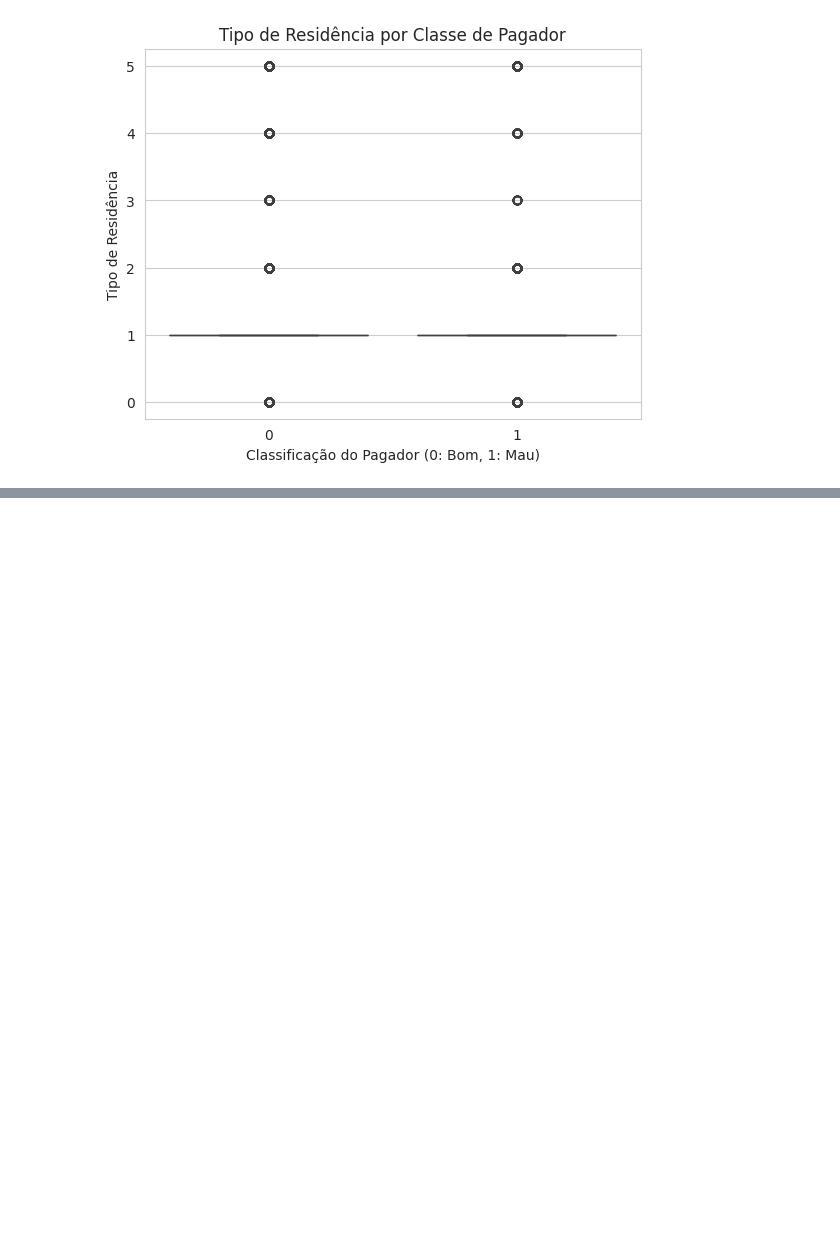
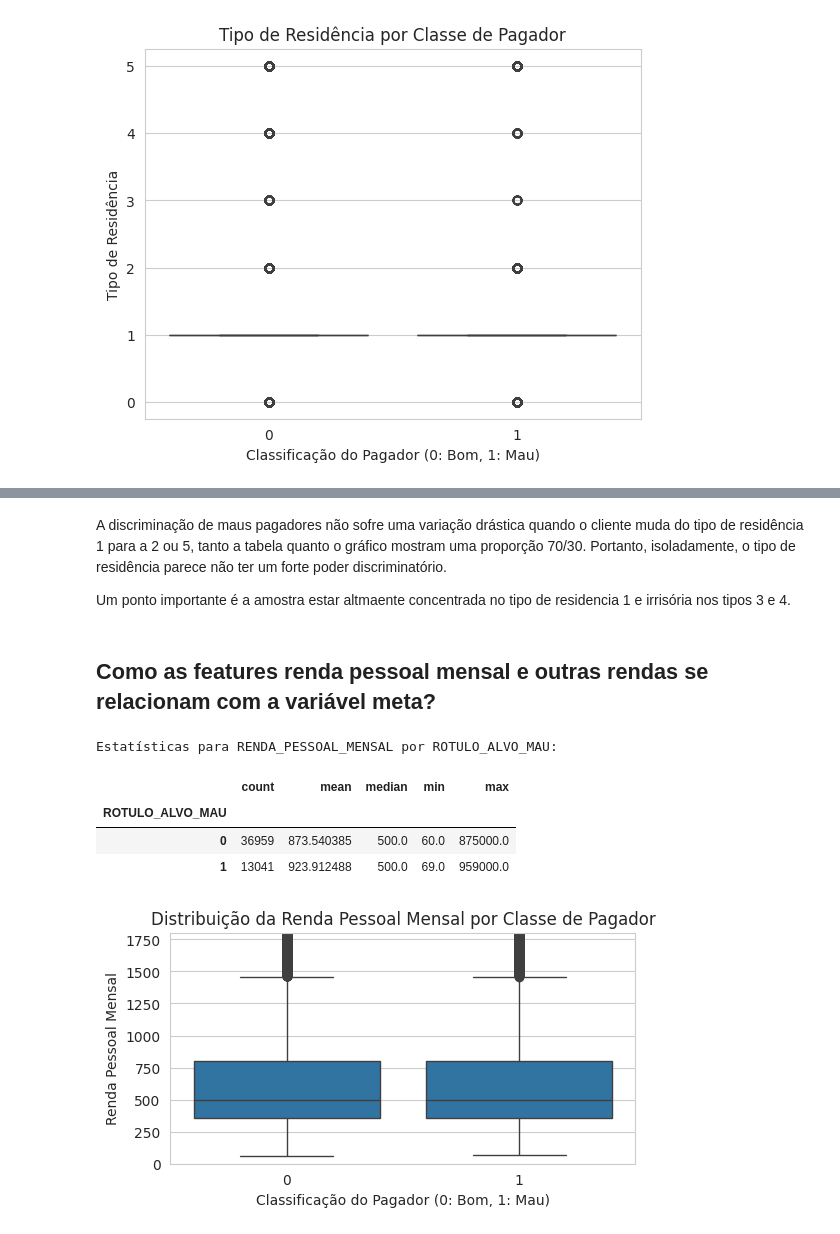
Before and after one commit to paulosansilva/14DTS_Data-Processing_Python, a Jupyter notebook: Analise.ipynb, the cells around one changed output, grey strips where cells are left out. Cells and saved outputs as stored; diff of their text form; code cells hidden in the pictures; blank space fills up the shorter version.

```diff
--- a/Analise.ipynb
+++ b/Analise.ipynb
@@ -689,0 +674,30 @@ for tipo in tipos_residencia:
+# %% [markdown]
+A discriminação de maus pagadores não sofre uma variação drástica quando o cliente muda do tipo de residência 1 para a 2 ou 5, tanto a tabela quanto o gráfico mostram uma proporção 70/30. Portanto, isoladamente, o tipo de residência parece não ter um forte poder discriminatório.
+
+Um ponto importante é a amostra estar altmaente concentrada no tipo de residencia 1 e irrisória nos tipos 3 e 4.
+# %% [markdown]
+## Como as features renda pessoal mensal e outras rendas se relacionam com a variável meta?
+# %%
+print("\nEstatísticas para RENDA_PESSOAL_MENSAL por ROTULO_ALVO_MAU:")
+display(df.groupby("ROTULO_ALVO_MAU")["RENDA_PESSOAL_MENSAL"].agg([
+    "count", "mean", "median", "min", "max", #lambda x: x.quantile(0.75)
+]))
+
+plt.figure(figsize=(6, 3))
+sns.boxplot(
+    data=df,
+    x="ROTULO_ALVO_MAU",
+    y="RENDA_PESSOAL_MENSAL"
+)
+plt.ylim(0, df["RENDA_PESSOAL_MENSAL"].quantile(0.95)) # Limita o eixo Y para melhor visualização
+plt.title("Distribuição da Renda Pessoal Mensal por Classe de Pagador")
+plt.xlabel("Classificação do Pagador (0: Bom, 1: Mau)")
+plt.ylabel("Renda Pessoal Mensal")
+plt.show()
+# %% [output]
+Estatísticas para RENDA_PESSOAL_MENSAL por ROTULO_ALVO_MAU:
+|  | count | mean | median | min | max |
+| ROTULO_ALVO_MAU |  |  |  |  |  |
+| 0 | 36959 | 873.540385 | 500.0 | 60.0 | 875000.0 |
+| 1 | 13041 | 923.912488 | 500.0 | 69.0 | 959000.0 |
+[figure, added]
```
Also changed, not shown: parts of 7 cells of this notebook.
